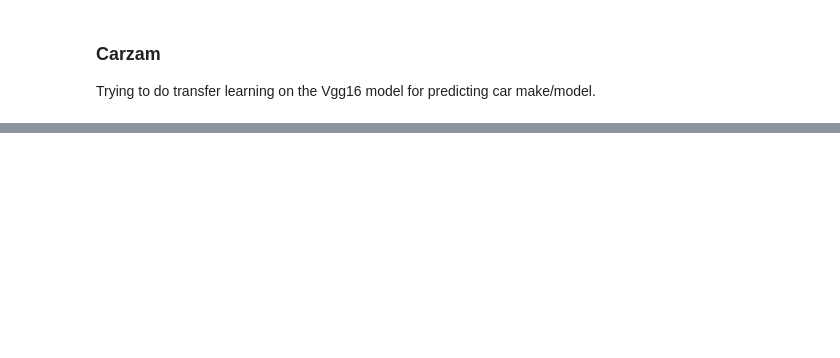
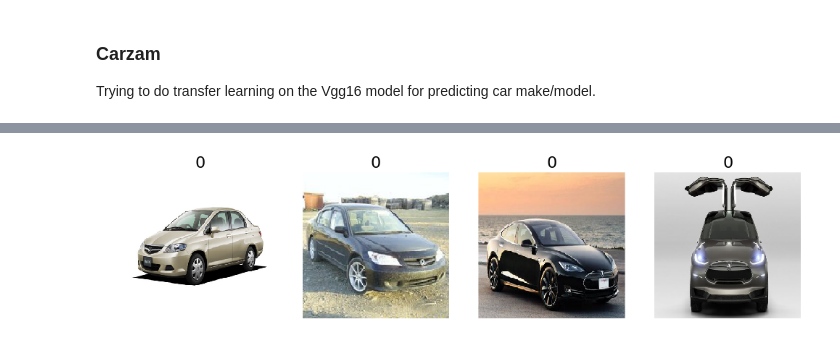
Before and after one commit to gohar94/Carzam, a Jupyter notebook: nbs/carzam.ipynb, the cells around one changed output, grey strips where cells are left out. Cells and saved outputs as stored; diff of their text form; code cells hidden in the pictures; blank space fills up the shorter version.

```diff
--- a/nbs/carzam.ipynb
+++ b/nbs/carzam.ipynb
@@ -82,0 +95,4 @@ Found 22 images belonging to 2 classes.
+# %%
+test_batches, probs = vgg.test(path+'test', batch_size=batch_size)
+labels = test_batches.classes
+filenames = test_batches.filenames
@@ -100,0 +168,5 @@ vgg.predict(imgs, True)
+# %%
+test_imgs = next(test_batches)
+plots(test_imgs, titles=labels)
+# %% [output]
+[figure, added]
```
Also changed, not shown: parts of 22 cells of this notebook, 1 other file.
